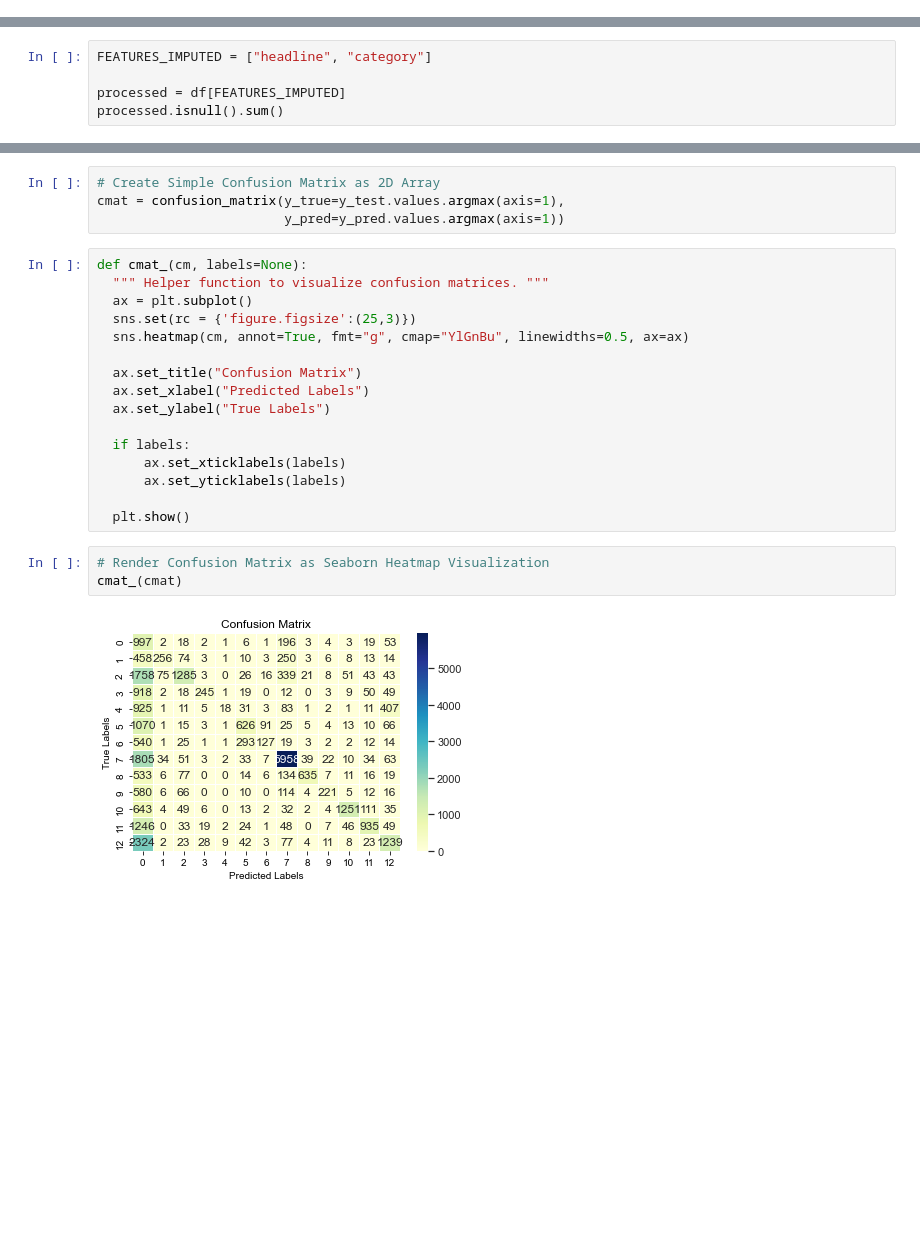
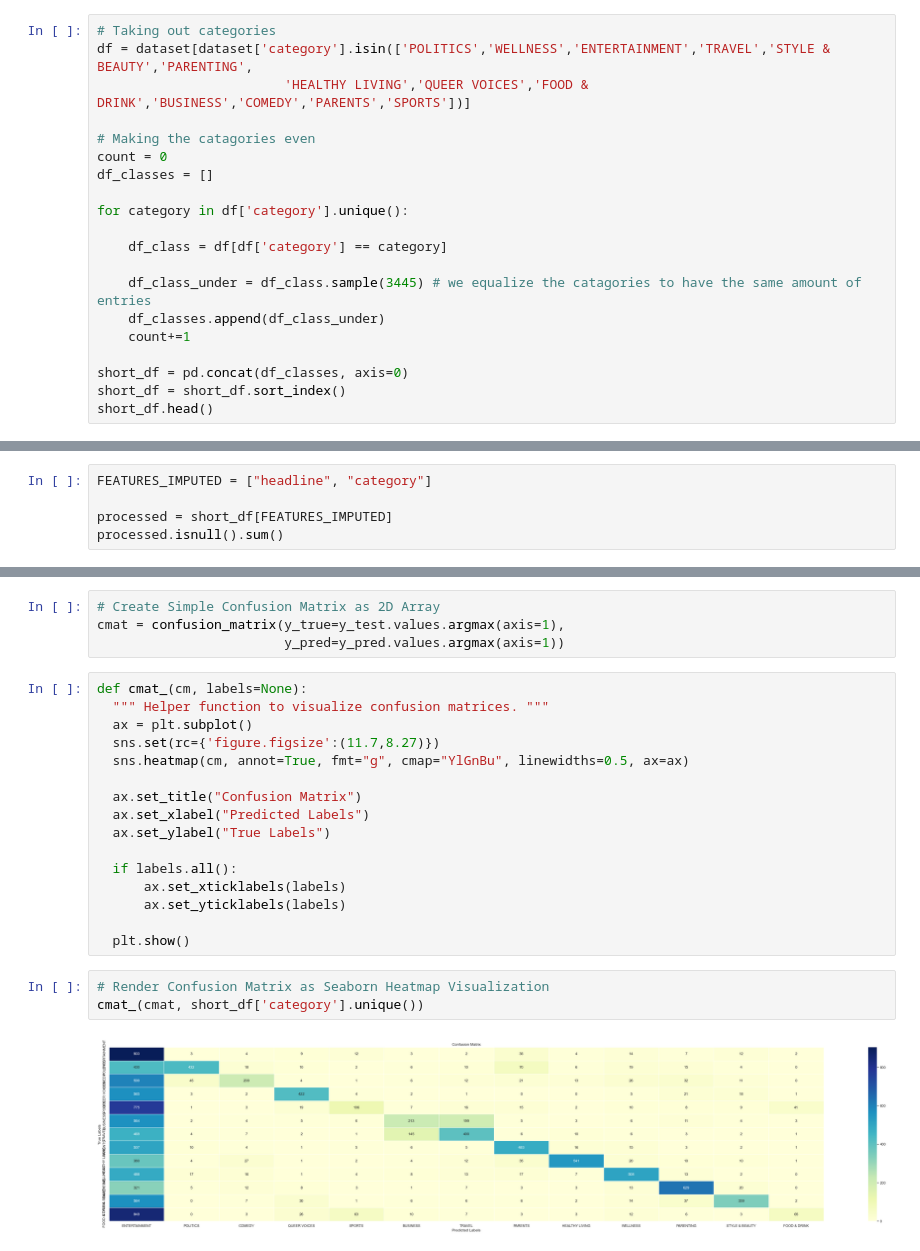
Before and after one commit to RogueNPC/NLP-News-Aggregator, a Jupyter notebook: project/Capstone_News_Aggregator.ipynb, the cells around one changed output, grey strips where cells are left out. Saved outputs shown, nothing was run; the diff lists cells and outputs as text; blank space fills up the shorter version.

Commit message:
[UPDATE] Implemented under sampling to equalize dataset

```diff
--- a/project/Capstone_News_Aggregator.ipynb
+++ b/project/Capstone_News_Aggregator.ipynb
@@ -111,0 +95,20 @@ df = dataset[dataset['category'].isin(['POLITICS','WELLNESS','ENTERTAINMENT','TR
+# %%
+# Taking out categories
+df = dataset[dataset['category'].isin(['POLITICS','WELLNESS','ENTERTAINMENT','TRAVEL','STYLE & BEAUTY','PARENTING',
+                        'HEALTHY LIVING','QUEER VOICES','FOOD & DRINK','BUSINESS','COMEDY','PARENTS','SPORTS'])]
+
+# Making the catagories even
+count = 0
+df_classes = []
+
+for category in df['category'].unique():
+
+    df_class = df[df['category'] == category]
+
+    df_class_under = df_class.sample(3445) # we equalize the catagories to have the same amount of entries
+    df_classes.append(df_class_under)
+    count+=1
+
+short_df = pd.concat(df_classes, axis=0)
+short_df = short_df.sort_index()
+short_df.head()
@@ -141,7 +160,7 @@ Name: category, dtype: int64
 # %%
 FEATURES_IMPUTED = ["headline", "category"]
 
-processed = df[FEATURES_IMPUTED]
+processed = short_df[FEATURES_IMPUTED]
 processed.isnull().sum()
 # %% [output]
 headline    0
@@ -389,23 +415,23 @@ cmat = confusion_matrix(y_true=y_test.values.argmax(axis=1),
 def cmat_(cm, labels=None):
   """ Helper function to visualize confusion matrices. """
   ax = plt.subplot()
-  sns.set(rc = {'figure.figsize':(25,3)})
+  sns.set(rc={'figure.figsize':(11.7,8.27)})
   sns.heatmap(cm, annot=True, fmt="g", cmap="YlGnBu", linewidths=0.5, ax=ax)
 
   ax.set_title("Confusion Matrix")
   ax.set_xlabel("Predicted Labels")
   ax.set_ylabel("True Labels")
 
-  if labels:
+  if labels.all():
       ax.set_xticklabels(labels)
       ax.set_yticklabels(labels)
 
   plt.show()
 # %%
 # Render Confusion Matrix as Seaborn Heatmap Visualization
-cmat_(cmat)
+cmat_(cmat, short_df['category'].unique())
 # %% [output]
-[figure, old version]
+[figure, new version]
 # %%
 # Create Classification Report with Summary Statistics/Metrics
 print(classification_report(y_true=y_test.values.argmax(axis=1),
```
Also changed, not shown: parts of 15 cells of this notebook.
